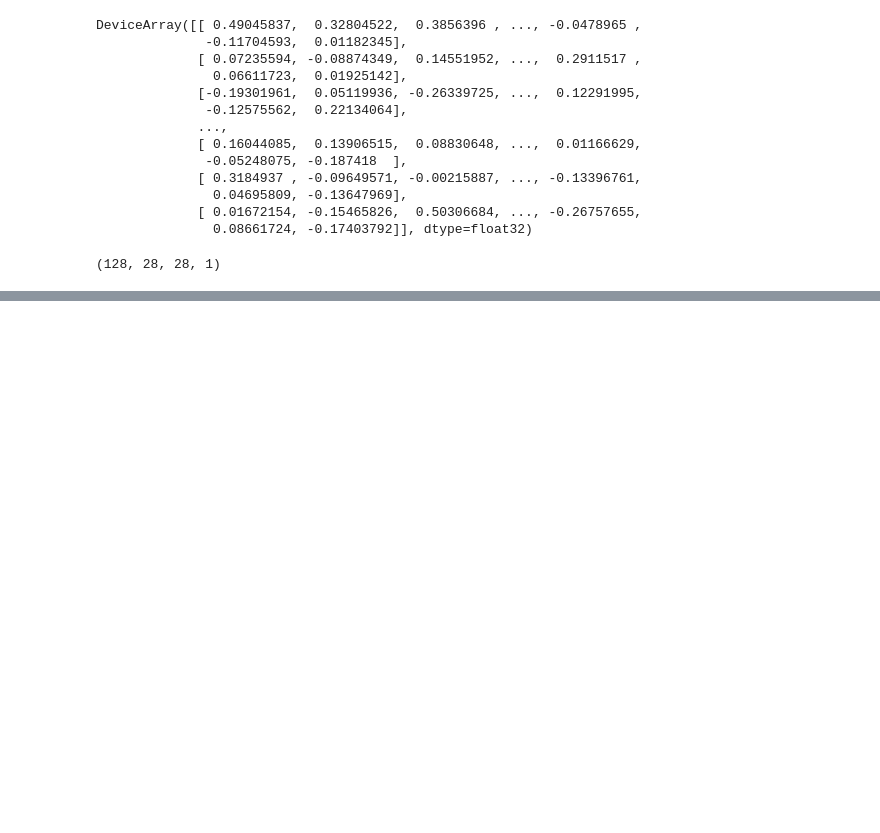
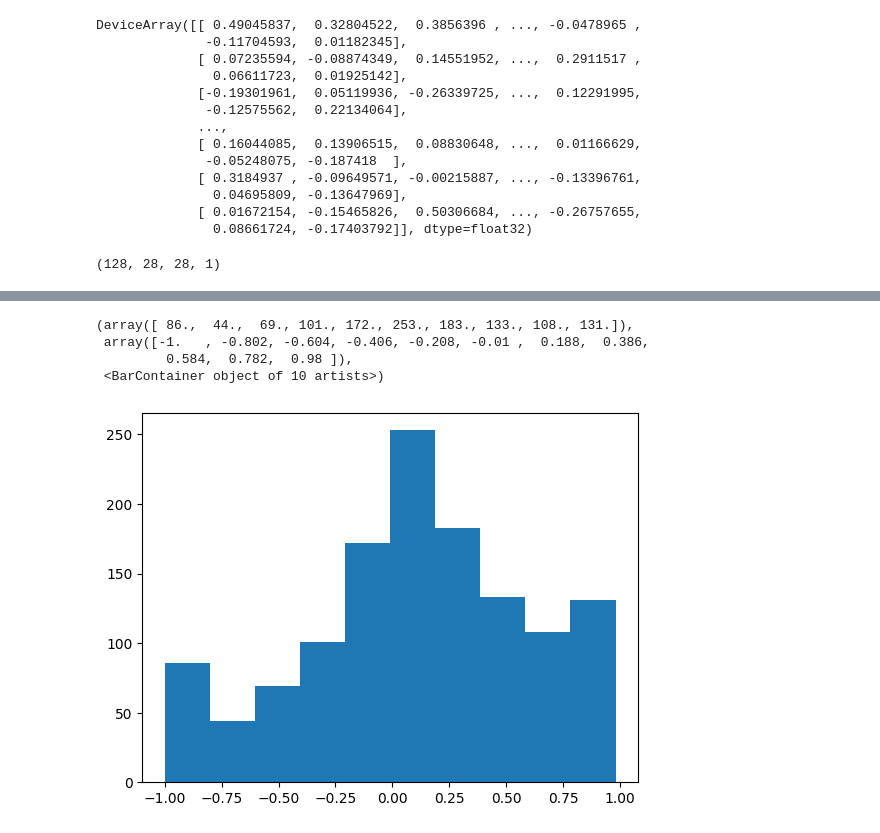
Before and after one commit to wilkieolin/phasor_jax, a Jupyter notebook: spiking test.ipynb, the cells around one changed output, grey strips where cells are left out. Saved outputs shown, nothing was run; the diff lists cells and outputs as text; code cells hidden in the pictures; blank space fills up the shorter version.

```diff
--- a/spiking test.ipynb
+++ b/spiking test.ipynb
@@ -176,0 +113,8 @@ DeviceArray([[ 0.06170554,  0.03170085, -0.02159647, ..., -0.03591197,
+# %%
+plt.hist(p[:,:,-3].ravel())
+# %% [output]
+(array([ 86.,  44.,  69., 101., 172., 253., 183., 133., 108., 131.]),
+ array([-1.   , -0.802, -0.604, -0.406, -0.208, -0.01 ,  0.188,  0.386,
+         0.584,  0.782,  0.98 ]),
+ <BarContainer object of 10 artists>)
+[figure, added]
```
Also changed, not shown: parts of 17 cells of this notebook, 4 other files.
